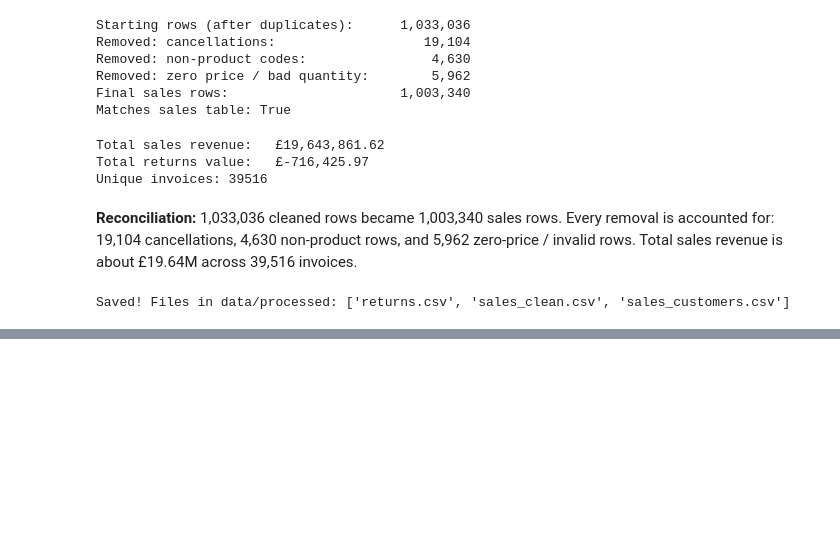
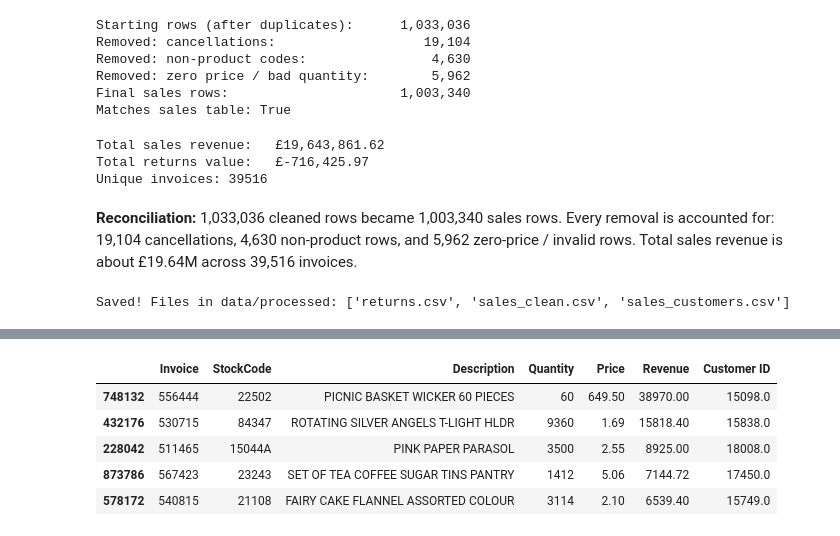
Before and after one commit to fathimathulamana/online-retail-analysis, a Jupyter notebook: notebooks/online_retail_analysis.ipynb, the cells around one changed output, grey strips where cells are left out. Saved outputs shown, nothing was run; the diff lists cells and outputs as text; code cells hidden in the pictures; blank space fills up the shorter version.

```diff
--- a/notebooks/online_retail_analysis.ipynb
+++ b/notebooks/online_retail_analysis.ipynb
@@ -879,0 +935,10 @@ Saved! Files in data/processed: ['returns.csv', 'sales_clean.csv', 'sales_custom
+# %%
+sales.nlargest(5, "Revenue")[["Invoice", "StockCode", "Description",
+                              "Quantity", "Price", "Revenue", "Customer ID"]]
+# %% [output]
+|  | Invoice | StockCode | Description | Quantity | Price | Revenue | Customer ID |
+| 748132 | 556444 | 22502 | PICNIC BASKET WICKER 60 PIECES | 60 | 649.50 | 38970.00 | 15098.0 |
+| 432176 | 530715 | 84347 | ROTATING SILVER ANGELS T-LIGHT HLDR | 9360 | 1.69 | 15818.40 | 15838.0 |
+| 228042 | 511465 | 15044A | PINK PAPER PARASOL | 3500 | 2.55 | 8925.00 | 18008.0 |
+| 873786 | 567423 | 23243 | SET OF TEA COFFEE SUGAR TINS PANTRY | 1412 | 5.06 | 7144.72 | 17450.0 |
+| 578172 | 540815 | 21108 | FAIRY CAKE FLANNEL ASSORTED COLOUR | 3114 | 2.10 | 6539.40 | 15749.0 |
```
Also changed, not shown: parts of 27 cells of this notebook.
